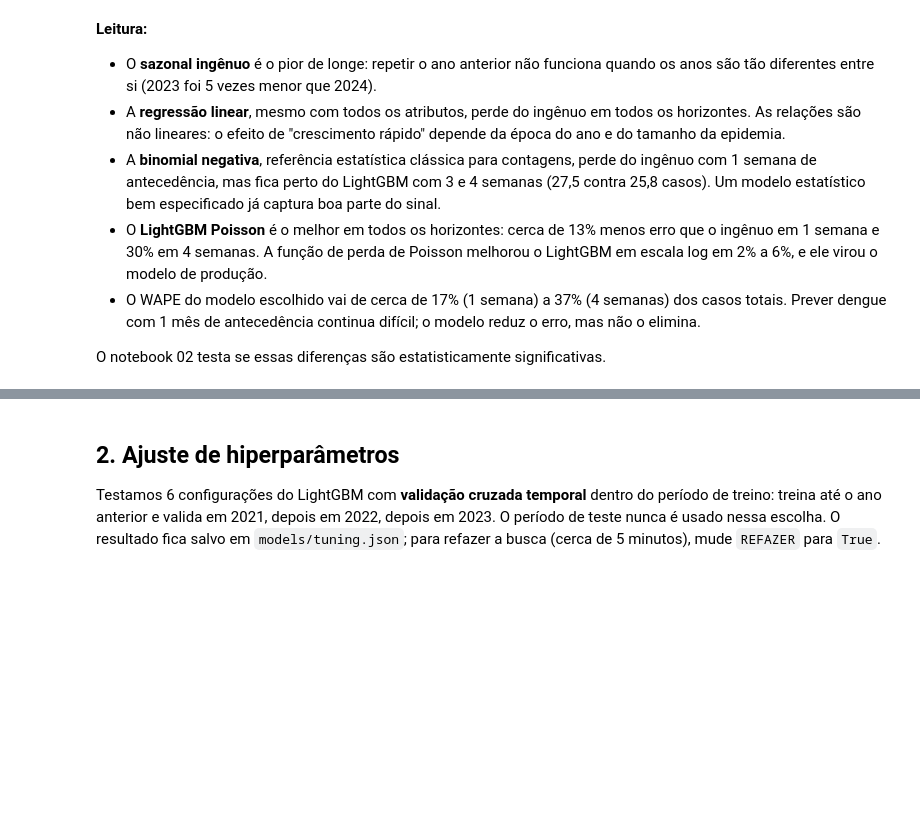
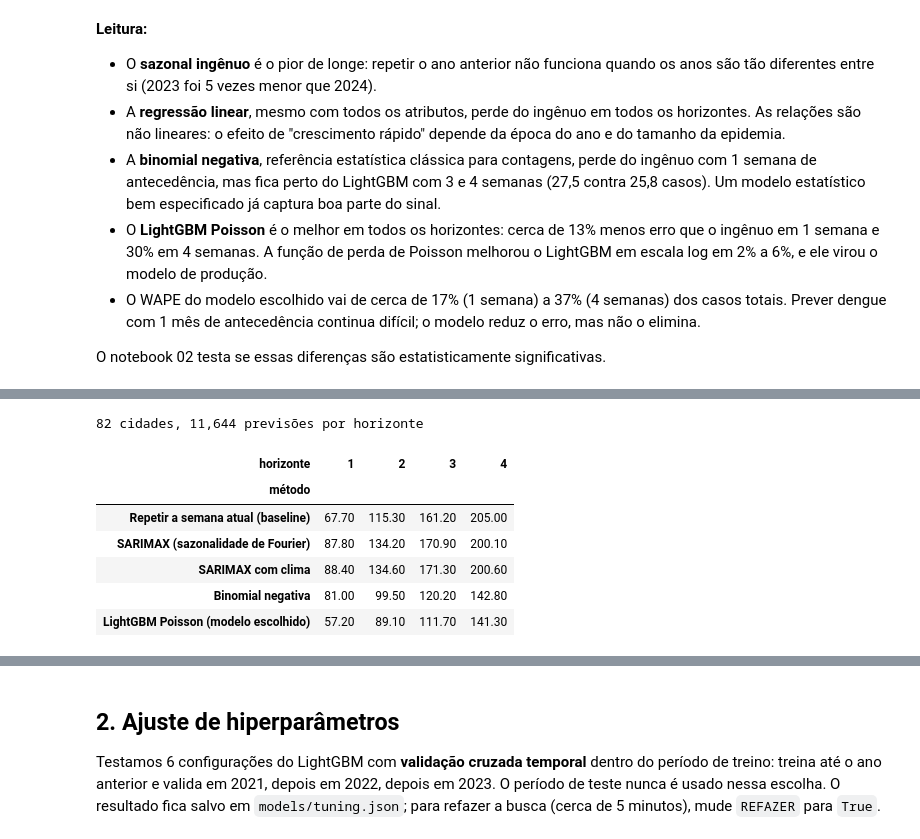
Before and after one commit to luishenrique1702/radar-dengue, a Jupyter notebook: notebooks/03_modelagem_e_avaliacao.ipynb, the cells around one changed output, grey strips where cells are left out. Saved outputs shown, nothing was run; the diff lists cells and outputs as text; code cells hidden in the pictures; blank space fills up the shorter version.

```diff
--- a/notebooks/03_modelagem_e_avaliacao.ipynb
+++ b/notebooks/03_modelagem_e_avaliacao.ipynb
@@ -148,0 +166,17 @@ O notebook 02 testa se essas diferenças são estatisticamente significativas.
+# %%
+from radar_dengue.compare import sarimax_comparison
+sar = sarimax_comparison(d)
+tab_sar = sar.pivot(index="método", columns="horizonte", values="MAE")
+ordem_sar = ["Repetir a semana atual (baseline)", "SARIMAX (sazonalidade de Fourier)", "SARIMAX com clima",
+             "Binomial negativa", "LightGBM Poisson (modelo escolhido)"]
+print(f"{sar['cidades'].iloc[0]} cidades, {sar['linhas'].iloc[0]:,} previsões por horizonte")
+tab_sar.loc[[m for m in ordem_sar if m in tab_sar.index]].round(1)
+# %% [output]
+82 cidades, 11,644 previsões por horizonte
+| horizonte | 1 | 2 | 3 | 4 |
+| método |  |  |  |  |
+| Repetir a semana atual (baseline) | 67.70 | 115.30 | 161.20 | 205.00 |
+| SARIMAX (sazonalidade de Fourier) | 87.80 | 134.20 | 170.90 | 200.10 |
+| SARIMAX com clima | 88.40 | 134.60 | 171.30 | 200.60 |
+| Binomial negativa | 81.00 | 99.50 | 120.20 | 142.80 |
+| LightGBM Poisson (modelo escolhido) | 57.20 | 89.10 | 111.70 | 141.30 |
```
Also changed, not shown: parts of 2 cells of this notebook, 9 other files.
